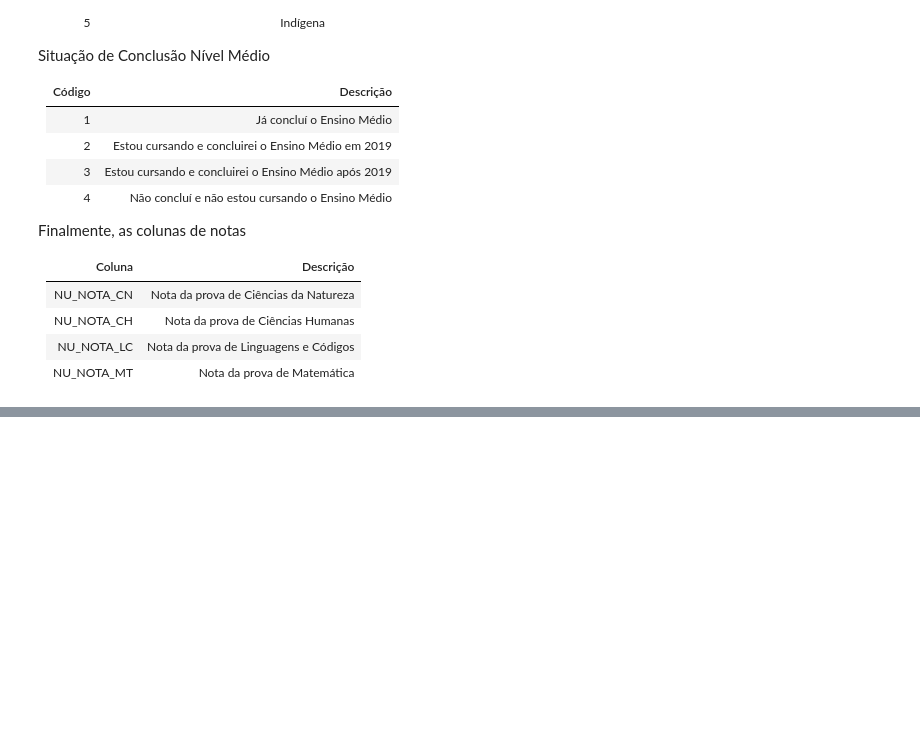
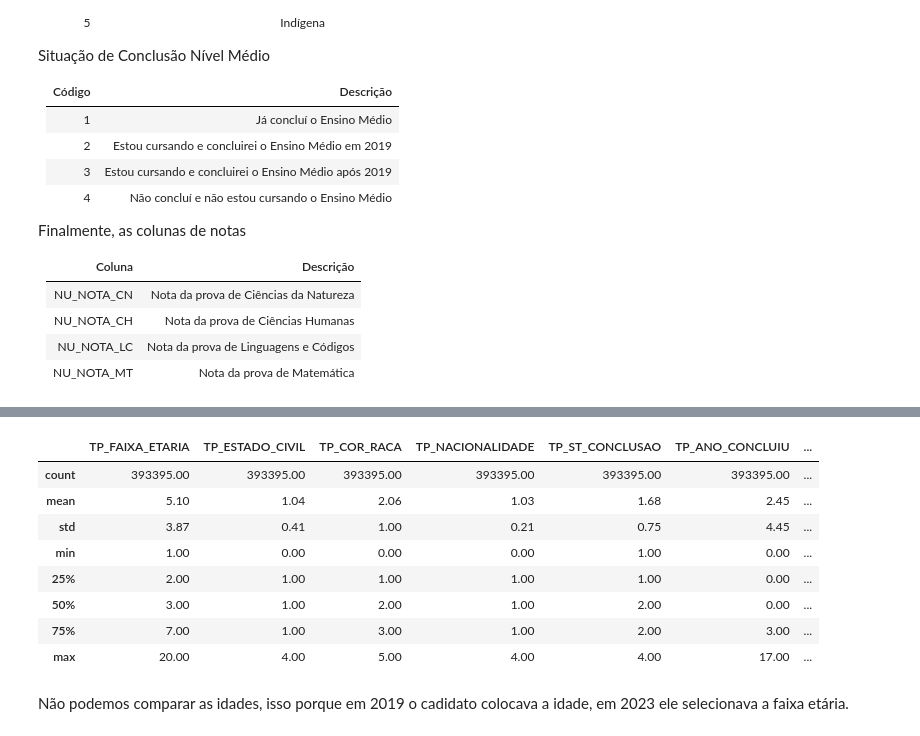
Before and after one commit to rhyanfrazao/aed-enem-2022, a Jupyter notebook: projeto-aed-enem-2023.ipynb, the cells around one changed output, grey strips where cells are left out. Cells and saved outputs as stored; diff of their text form; code cells hidden in the pictures; blank space fills up the shorter version.

```diff
--- a/projeto-aed-enem-2023.ipynb
+++ b/projeto-aed-enem-2023.ipynb
@@ -281,0 +300,16 @@ Finalmente, as colunas de notas
+# %%
+# Repetindo para os dados do Enem 2023:
+
+df_enem_2023.describe()
+# %% [output]
+|  | TP_FAIXA_ETARIA | TP_ESTADO_CIVIL | TP_COR_RACA | TP_NACIONALIDADE | TP_ST_CONCLUSAO | TP_ANO_CONCLUIU | ... |
+| count | 393395.00 | 393395.00 | 393395.00 | 393395.00 | 393395.00 | 393395.00 | ... |
+| mean | 5.10 | 1.04 | 2.06 | 1.03 | 1.68 | 2.45 | ... |
+| std | 3.87 | 0.41 | 1.00 | 0.21 | 0.75 | 4.45 | ... |
+| min | 1.00 | 0.00 | 0.00 | 0.00 | 1.00 | 0.00 | ... |
+| 25% | 2.00 | 1.00 | 1.00 | 1.00 | 1.00 | 0.00 | ... |
+| 50% | 3.00 | 1.00 | 2.00 | 1.00 | 2.00 | 0.00 | ... |
+| 75% | 7.00 | 1.00 | 3.00 | 1.00 | 2.00 | 3.00 | ... |
+| max | 20.00 | 4.00 | 5.00 | 4.00 | 4.00 | 17.00 | ... |
+# %% [markdown]
+Não podemos comparar as idades, isso porque em 2019 o cadidato colocava a idade, em 2023 ele selecionava a faixa etária.
```
Also changed, not shown: parts of 9 cells of this notebook.
